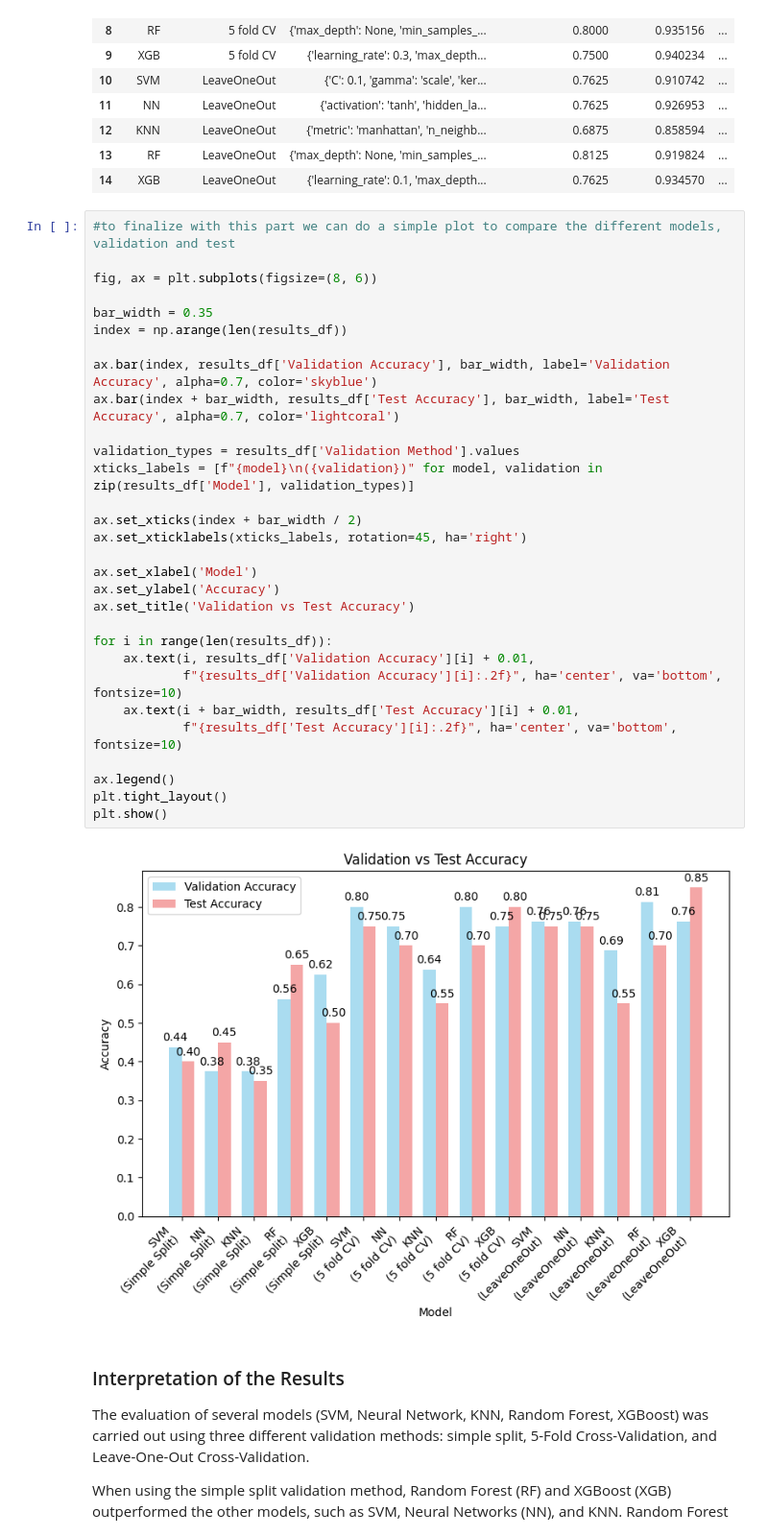
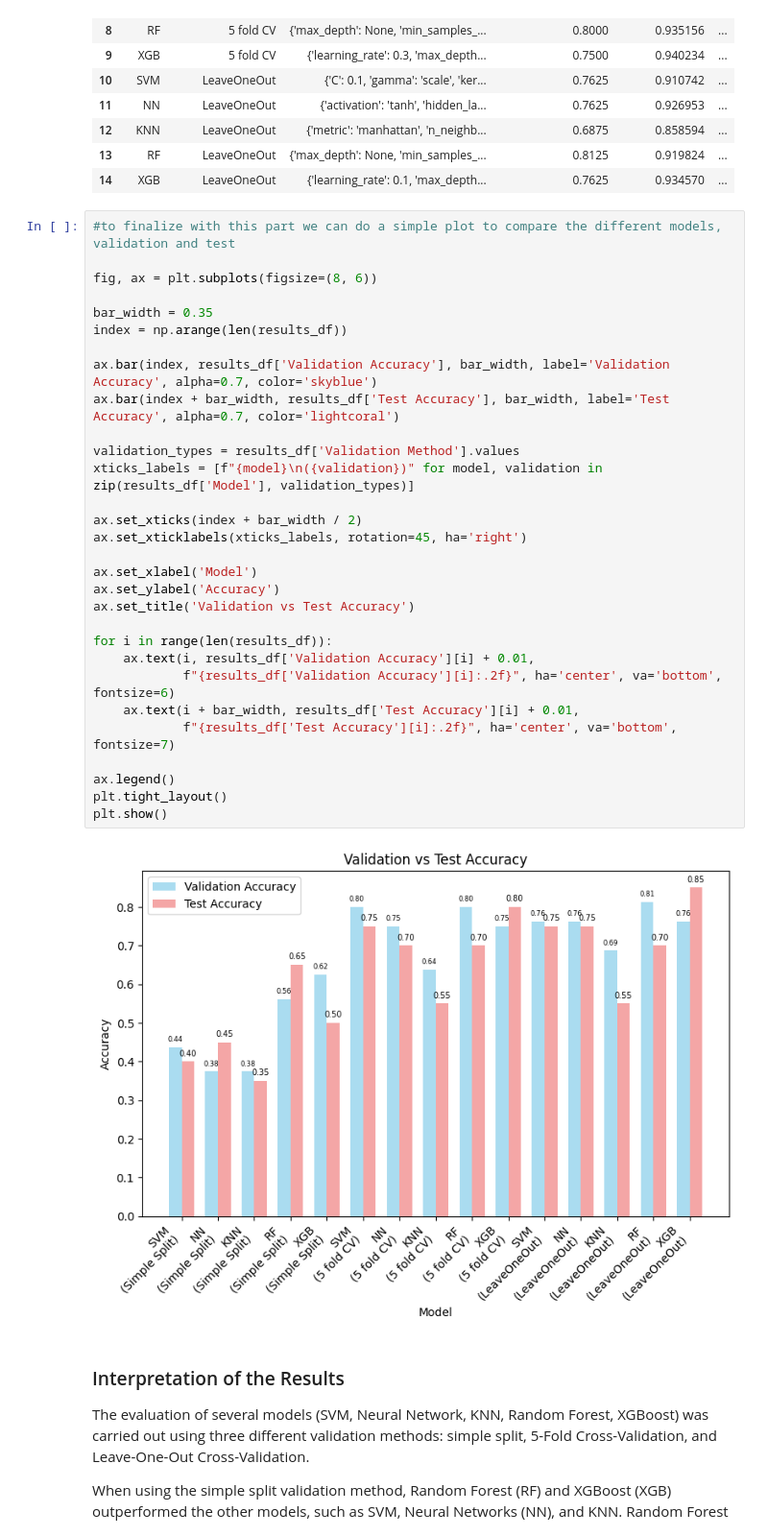
Before and after one commit to marcalvi/ML_Challenge1_G06, a Jupyter notebook: CHALLENGE_1.ipynb, the cells around one changed output. Shown at 96% size. Saved outputs shown, nothing was run; the diff lists cells and outputs as text.

Commit message:
plot

```diff
--- a/CHALLENGE_1.ipynb
+++ b/CHALLENGE_1.ipynb
@@ -864,35 +864,35 @@ results_df
 # %%
 #to finalize with this part we can do a simple plot to compare the different models, validation and test
 
 fig, ax = plt.subplots(figsize=(8, 6))
 
 bar_width = 0.35
 index = np.arange(len(results_df))
 
 ax.bar(index, results_df['Validation Accuracy'], bar_width, label='Validation Accuracy', alpha=0.7, color='skyblue')
 ax.bar(index + bar_width, results_df['Test Accuracy'], bar_width, label='Test Accuracy', alpha=0.7, color='lightcoral')
 
 validation_types = results_df['Validation Method'].values
 xticks_labels = [f"{model}\n({validation})" for model, validation in zip(results_df['Model'], validation_types)]
 
 ax.set_xticks(index + bar_width / 2)
 ax.set_xticklabels(xticks_labels, rotation=45, ha='right')
 
 ax.set_xlabel('Model')
 ax.set_ylabel('Accuracy')
 ax.set_title('Validation vs Test Accuracy')
 
 for i in range(len(results_df)):
     ax.text(i, results_df['Validation Accuracy'][i] + 0.01,
-            f"{results_df['Validation Accuracy'][i]:.2f}", ha='center', va='bottom', fontsize=10)
+            f"{results_df['Validation Accuracy'][i]:.2f}", ha='center', va='bottom', fontsize=6)
     ax.text(i + bar_width, results_df['Test Accuracy'][i] + 0.01,
-            f"{results_df['Test Accuracy'][i]:.2f}", ha='center', va='bottom', fontsize=10)
+            f"{results_df['Test Accuracy'][i]:.2f}", ha='center', va='bottom', fontsize=7)
 
 ax.legend()
 plt.tight_layout()
 plt.show()
 # %% [output]
-[figure, old version]
+[figure, new version]
 # %% [markdown]
 ### Interpretation of the Results
 
```
